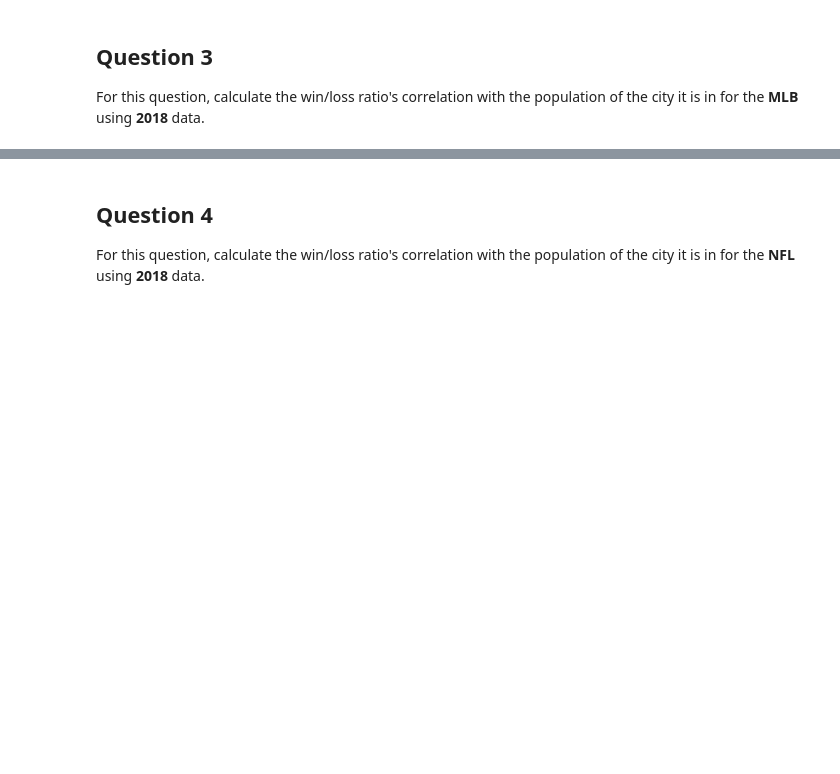
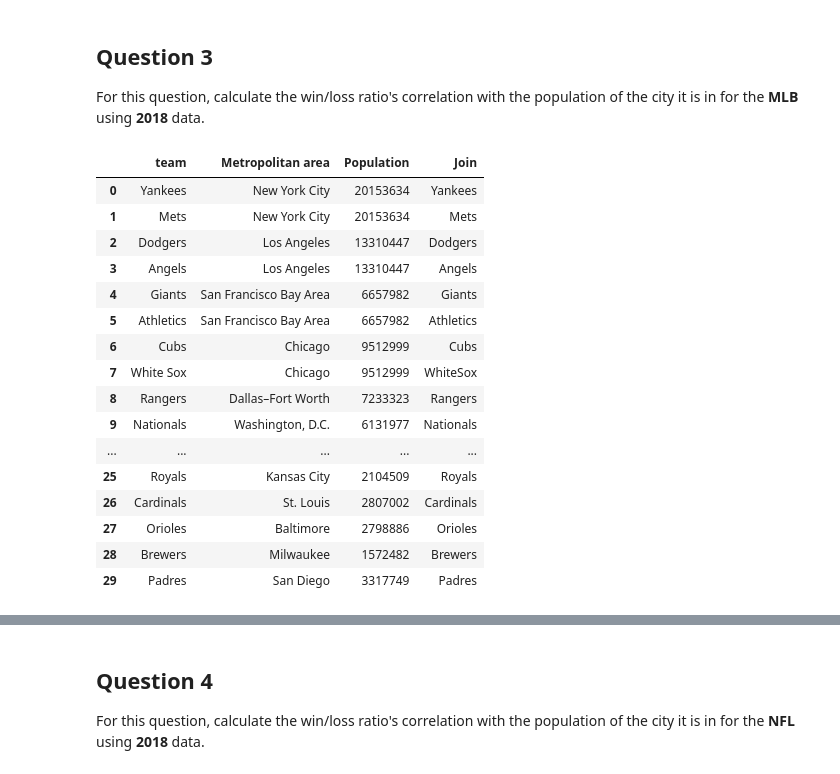
Before and after one commit to luke-limpert/PythonDataAnalysis_FinalAssignment, a Jupyter notebook: Assignment 4.ipynb, the cells around one changed output, grey strips where cells are left out. Cells and saved outputs as stored; diff of their text form; code cells hidden in the pictures; blank space fills up the shorter version.

Commit message:
Question 3 Complete
This one was a bit more tricky because there is a white sox and a red sox team, so i needed to figure out a way to retrain the 2 word team names.

```diff
--- a/Assignment 4.ipynb
+++ b/Assignment 4.ipynb
@@ -299,0 +350,20 @@ For this question, calculate the win/loss ratio's correlation with the populatio
+# %%
+Clean_MLB()
+# %% [output]
+|  | team | Metropolitan area | Population | Join |
+| 0 | Yankees | New York City | 20153634 | Yankees |
+| 1 | Mets | New York City | 20153634 | Mets |
+| 2 | Dodgers | Los Angeles | 13310447 | Dodgers |
+| 3 | Angels | Los Angeles | 13310447 | Angels |
+| 4 | Giants | San Francisco Bay Area | 6657982 | Giants |
+| 5 | Athletics | San Francisco Bay Area | 6657982 | Athletics |
+| 6 | Cubs | Chicago | 9512999 | Cubs |
+| 7 | White Sox | Chicago | 9512999 | WhiteSox |
+| 8 | Rangers | Dallas–Fort Worth | 7233323 | Rangers |
+| 9 | Nationals | Washington, D.C. | 6131977 | Nationals |
+| ... | ... | ... | ... | ... |
+| 25 | Royals | Kansas City | 2104509 | Royals |
+| 26 | Cardinals | St. Louis | 2807002 | Cardinals |
+| 27 | Orioles | Baltimore | 2798886 | Orioles |
+| 28 | Brewers | Milwaukee | 1572482 | Brewers |
+| 29 | Padres | San Diego | 3317749 | Padres |
```
Also changed, not shown: parts of 7 cells of this notebook.
